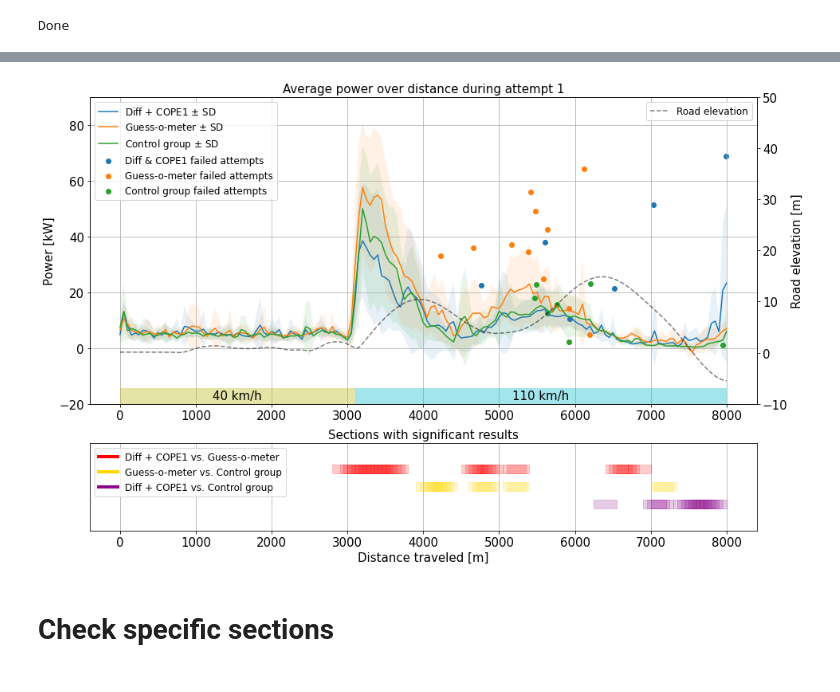
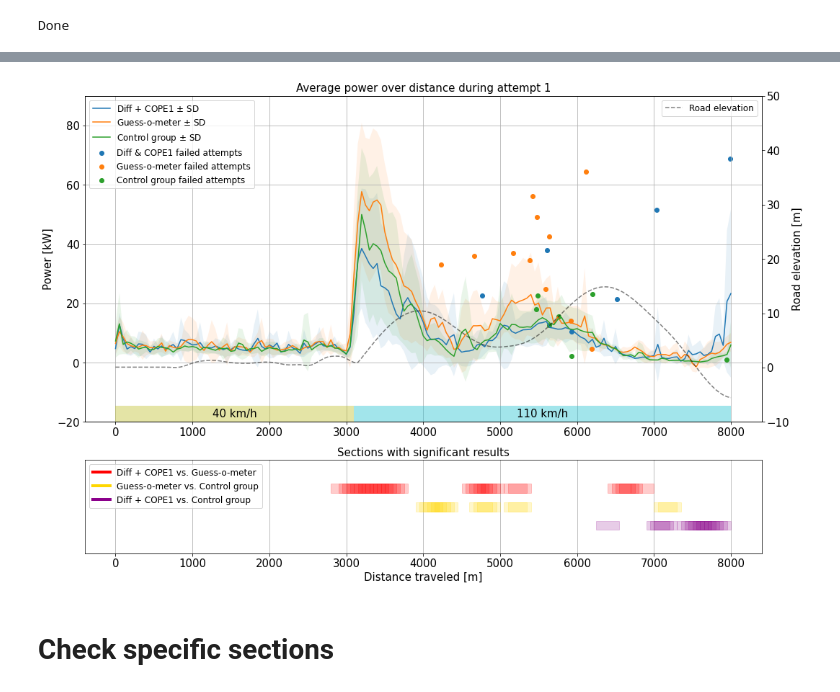
Before and after one commit to Sandsten/bev-vr-data-analysis, a Jupyter notebook: jupyter-notebooks/vis driving data-Copy1.ipynb, the cells around one changed output, grey strips where cells are left out. Cells and saved outputs as stored; diff of their text form; code cells hidden in the pictures.

```diff
--- a/jupyter-notebooks/vis driving data-Copy1.ipynb
+++ b/jupyter-notebooks/vis driving data-Copy1.ipynb
@@ -837,36 +869,37 @@ def plotGroupAverage(variable, attempt):
                    linewidth=0,
                    zorder=100,
                    linestyle="-",
                    alpha=0.4,
                    color="tab:cyan")
   ax.add_patch(rect)
   ax.text(start_x+(end_x-start_x)/2, end_y+(start_y-end_y)/2, '110 km/h',
         horizontalalignment='center',
         verticalalignment='center',
         fontsize=15,
         fontweight='normal',
         zorder=101)
 
   custom_lines = [Line2D([0], [0], color="red", lw=4),
                 Line2D([0], [0], color="gold", lw=4),
                 Line2D([0], [0], color="darkmagenta", lw=4)]
   ax2.legend(custom_lines,
              ['Diff + COPE1 vs. Guess-o-meter', 'Guess-o-meter vs. Control group', 'Diff + COPE1 vs. Control group'])
   ax.legend(loc="upper left")
 
-  title = "searching_for_significance_section_size"+str(section_size)+"_step_size_"+str(step_size)
+  title = "power_over_distance_searching_for_significance_section_size"+str(section_size)+"_step_size_"+str(step_size)
 
-  plt.savefig("/home/steve/Pictures/figures/16-4/" + title + ".png", dpi=200)
+  plt.tight_layout()
+  plt.savefig("/home/steve/Pictures/figures/20-4/" + title + ".png", dpi=200)
 
   plt.show()
 
 
 
 #!!!! Make sure to only plot the variable which we are checking for significant differences on in the cell above!!!!
 plotGroupAverage(variable, 1)
 #plotGroupAverage(variable, 2)
 # %% [output]
-[figure, old version]
+[figure, new version]
 # %% [markdown]
 # Check specific sections
 # %%
```
Also changed, not shown: parts of 22 cells of this notebook.
